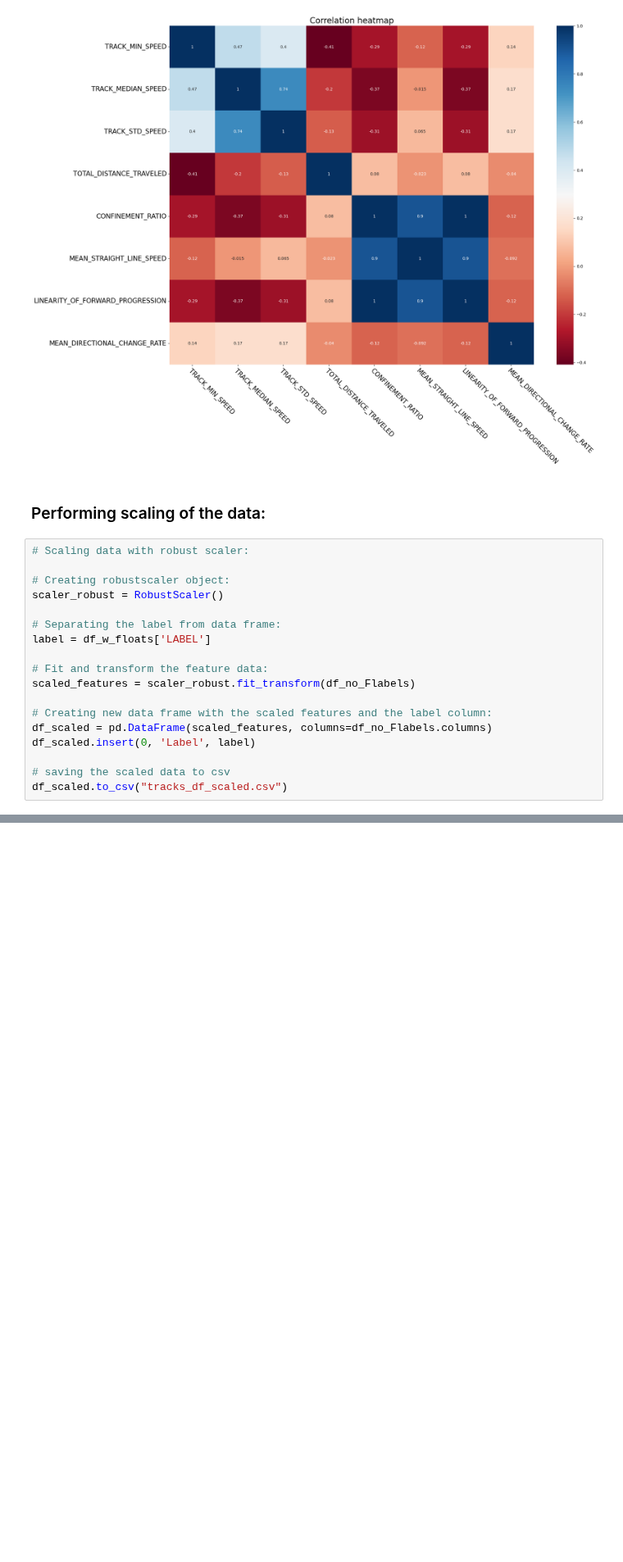
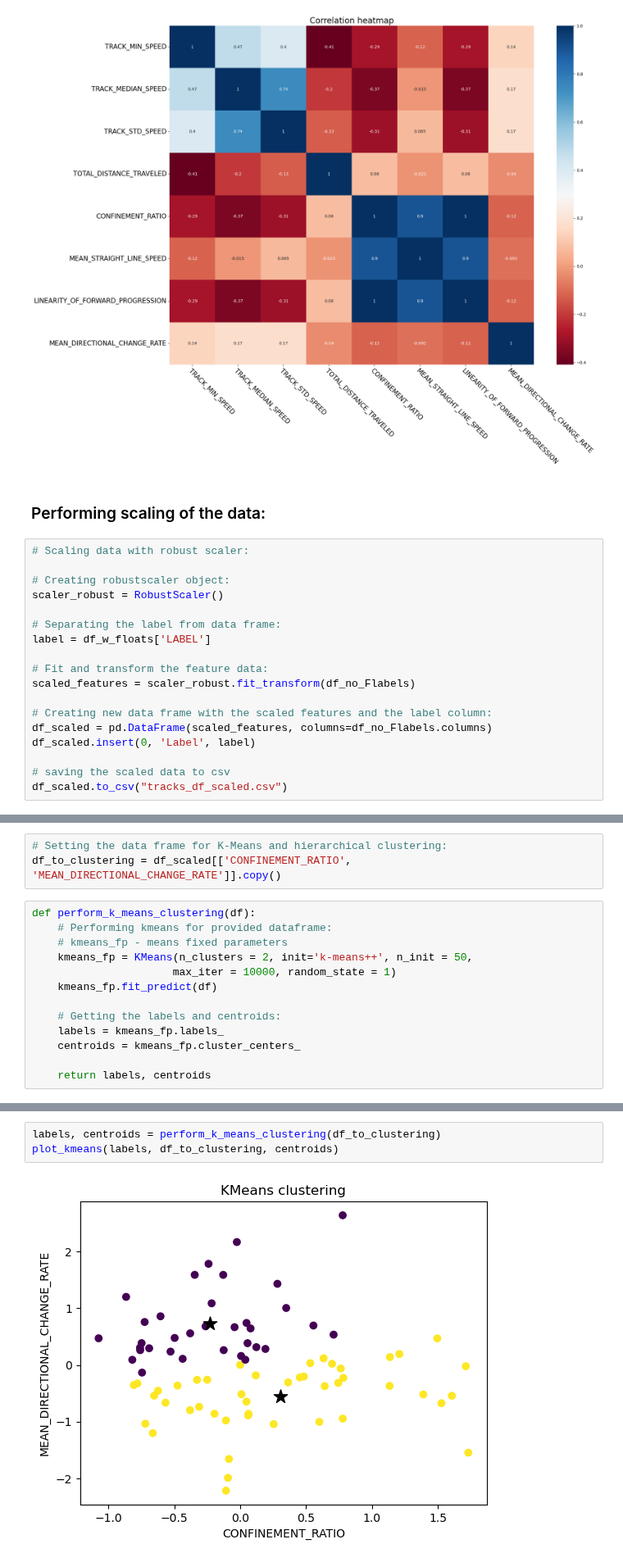
Before and after one commit to GentlemanFrog/Trajectory_clustering, a Jupyter notebook: Trajectory_analysis_2_0.ipynb, the cells around one changed output, grey strips where cells are left out. Shown at 82% size. Saved outputs shown, nothing was run; the diff lists cells and outputs as text; blank space fills up the shorter version.

Commit message:
Added functions to perform and plot the kmenas output

```diff
--- a/Trajectory_analysis_2_0.ipynb
+++ b/Trajectory_analysis_2_0.ipynb
@@ -156,0 +159,16 @@ df_scaled.to_csv("tracks_df_scaled.csv")
+# %%
+# Setting the data frame for K-Means and hierarchical clustering:
+df_to_clustering = df_scaled[['CONFINEMENT_RATIO', 'MEAN_DIRECTIONAL_CHANGE_RATE']].copy()
+# %%
+def perform_k_means_clustering(df):
+    # Performing kmeans for provided dataframe:
+    # kmeans_fp - means fixed parameters
+    kmeans_fp = KMeans(n_clusters = 2, init='k-means++', n_init = 50,
+                      max_iter = 10000, random_state = 1)
+    kmeans_fp.fit_predict(df)
+
+    # Getting the labels and centroids:
+    labels = kmeans_fp.labels_
+    centroids = kmeans_fp.cluster_centers_
+
+    return labels, centroids
@@ -156,0 +224,5 @@ df_scaled.to_csv("tracks_df_scaled.csv")
+# %%
+labels, centroids = perform_k_means_clustering(df_to_clustering)
+plot_kmeans(labels, df_to_clustering, centroids)
+# %% [output]
+[figure, added]
```
Also changed, not shown: parts of 11 cells of this notebook.
